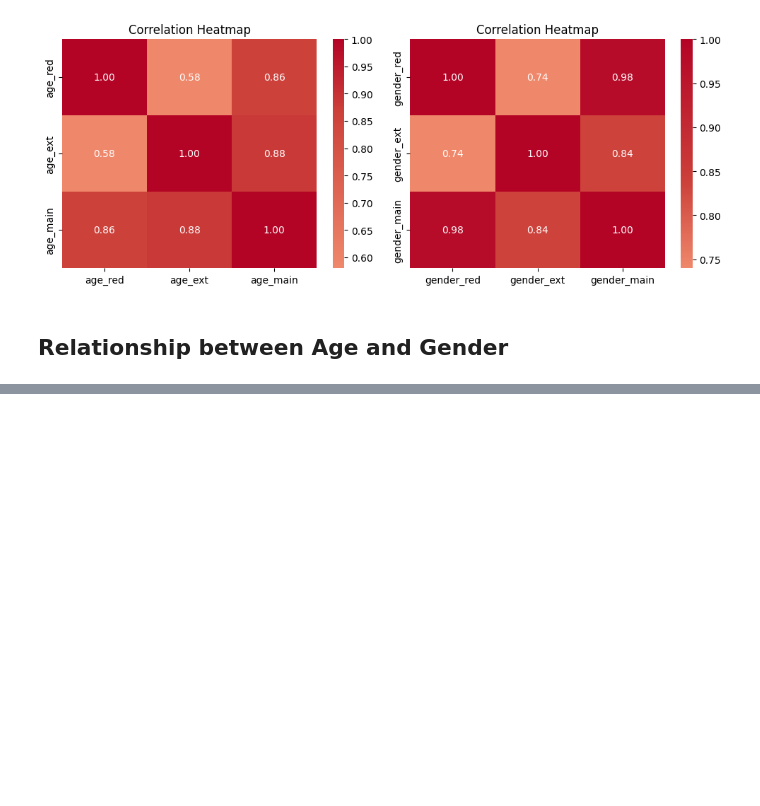
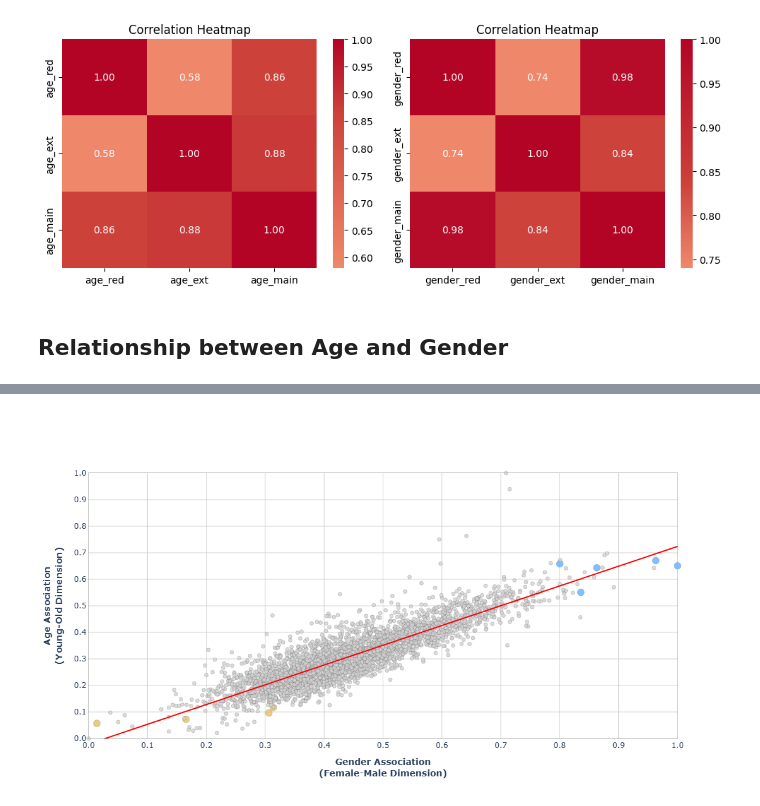
Before and after one commit to romgzn/Data_Analysis_Machine_Learning_Assignments, a Jupyter notebook: second_assignment/age_gender_cor.ipynb, the cells around one changed output, grey strips where cells are left out. Drawn from its saved outputs; the diff is of its cells as text; code cells hidden in the pictures; blank space fills up the shorter version.

Commit message:
Add  plotly interactive plot (not correct librairy might need to fix later

```diff
--- a/second_assignment/age_gender_cor.ipynb
+++ b/second_assignment/age_gender_cor.ipynb
@@ -107,0 +144,46 @@ Notes:
+# %%
+fig = go.Figure()
+
+#scatter-plot section
+for job_type, color in colors.items():
+    subset = gpt2_df[gpt2_df['perceived_job_type'] == job_type]
+    fig.add_trace(go.Scatter(
+        x=subset['gender_norm_main'],
+        y=subset['age_norm_main'],
+        mode="markers",
+        marker=dict(color=color, opacity=0.8, size=sizes[job_type], line=dict(width=0.2, color="black")),
+        customdata=subset[['social_category', 'gender_norm_main', 'age_norm_main']],
+        hovertemplate=(
+            "<span style='color:grey'>social_category:</span> %{customdata[0]}<br>"
+            "<span style='color:grey'>gender_norm:</span> %{customdata[1]:.2f}<br>"
+            "<span style='color:grey'>age_norm:</span> %{customdata[2]:.2f}"
+            "<extra></extra>"
+        ),
+        showlegend=False,
+        cliponaxis=False
+    ))
+
+#trend line section
+trendline_trace = px.scatter(gpt2_df, x='gender_norm_main', y='age_norm_main', trendline="ols").data[1]
+trendline_trace.line.color = "red"
+fig.add_trace(trendline_trace)
+
+#formating section
+axis_style = dict(
+    showgrid=True, gridcolor="lightgrey",
+    showline=True, linecolor="darkgrey",
+    mirror=True, dtick=0.1, tickformat=".1f",
+    range=[0, 1]
+)
+
+fig.update_layout(
+    width=600, height=600,
+    plot_bgcolor="white",
+    xaxis=dict(title="<b>Gender Association<br>(Female-Male Dimension)</b>", **axis_style),
+    yaxis=dict(title="<b>Age Association<br>(Young-Old Dimension)</b>", **axis_style),
+    hoverlabel=dict(bgcolor="white", bordercolor="grey", font=dict(family="Arial", size=11, color="black"))
+)
+
+fig.show()
+# %% [output]
+[figure, added]
```
Also changed, not shown: parts of 4 cells of this notebook.
